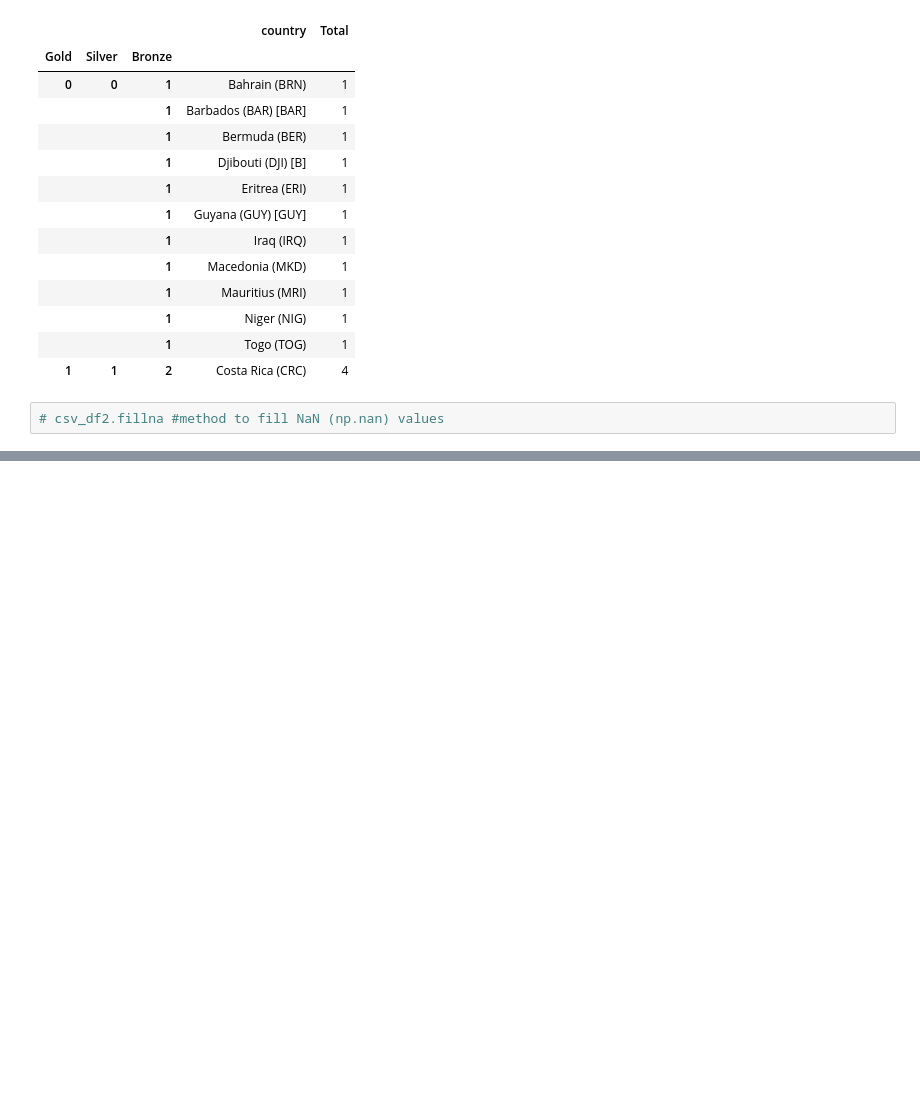
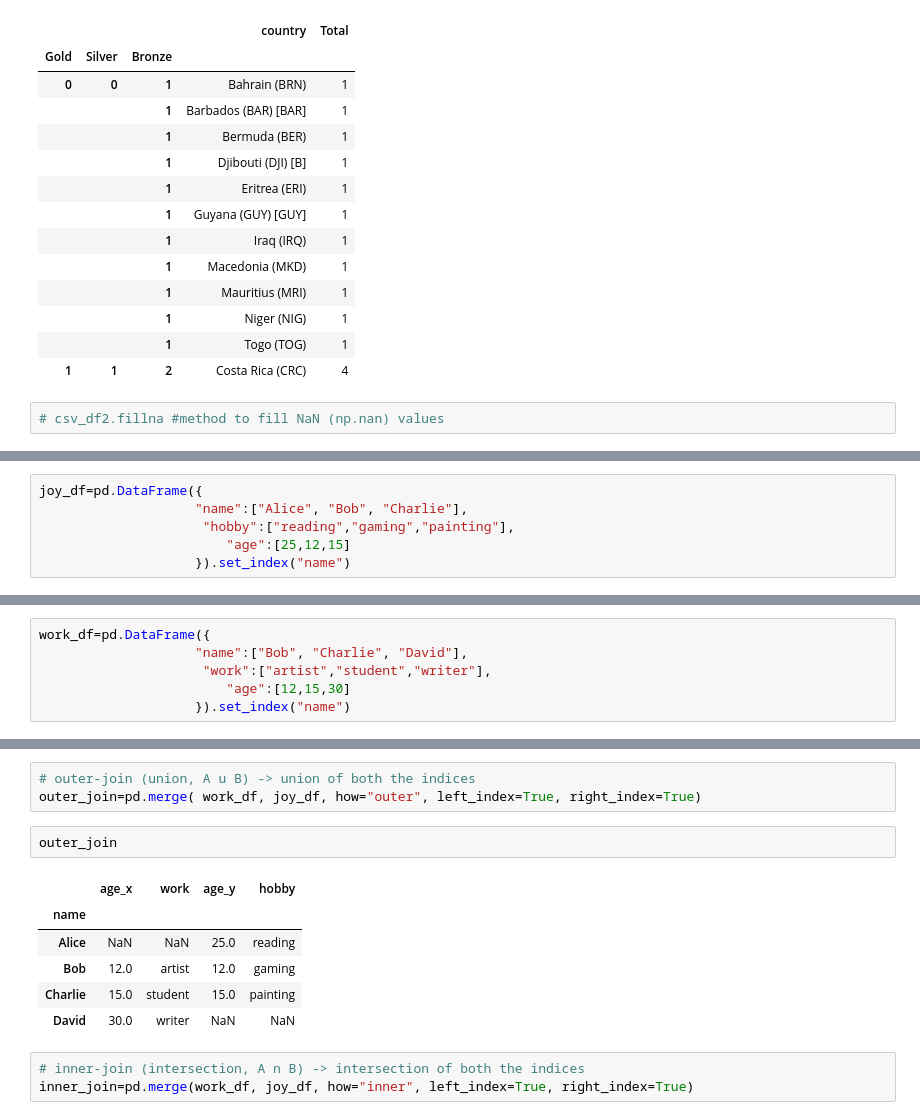
Before and after one commit to kishorepv/Data-Science-with-Python, a Jupyter notebook: Pandas library (Python).ipynb, the cells around one changed output, grey strips where cells are left out. Drawn from its saved outputs; the diff is of its cells as text; blank space fills up the shorter version.

Commit message:
merging (joins)

```diff
--- a/Pandas library (Python).ipynb
+++ b/Pandas library (Python).ipynb
@@ -852,0 +855,6 @@ df_midx.loc[[(0,0,1), (1,1,2)]][["country","Total"]]
+# %%
+joy_df=pd.DataFrame({
+                    "name":["Alice", "Bob", "Charlie"],
+                     "hobby":["reading","gaming","painting"],
+                        "age":[25,12,15]
+                    }).set_index("name")
@@ -852,0 +869,6 @@ df_midx.loc[[(0,0,1), (1,1,2)]][["country","Total"]]
+# %%
+work_df=pd.DataFrame({
+                    "name":["Bob", "Charlie", "David"],
+                     "work":["artist","student","writer"],
+                        "age":[12,15,30]
+                    }).set_index("name")
@@ -852,0 +883,15 @@ df_midx.loc[[(0,0,1), (1,1,2)]][["country","Total"]]
+# %%
+# outer-join (union, A u B) -> union of both the indices
+outer_join=pd.merge( work_df, joy_df, how="outer", left_index=True, right_index=True)
+# %%
+outer_join
+# %% [output]
+|  | age_x | work | age_y | hobby |
+| name |  |  |  |  |
+| Alice | NaN | NaN | 25.0 | reading |
+| Bob | 12.0 | artist | 12.0 | gaming |
+| Charlie | 15.0 | student | 15.0 | painting |
+| David | 30.0 | writer | NaN | NaN |
+# %%
+# inner-join (intersection, A n B) -> intersection of both the indices
+inner_join=pd.merge(work_df, joy_df, how="inner", left_index=True, right_index=True)
```
Also changed, not shown: parts of 13 cells of this notebook.
